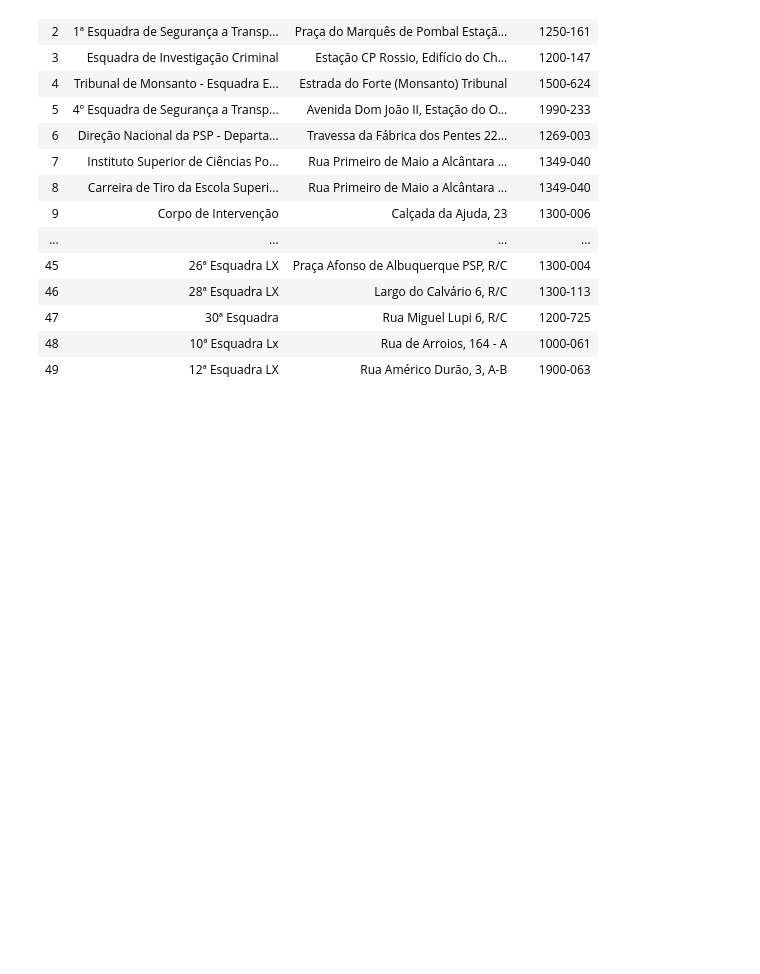
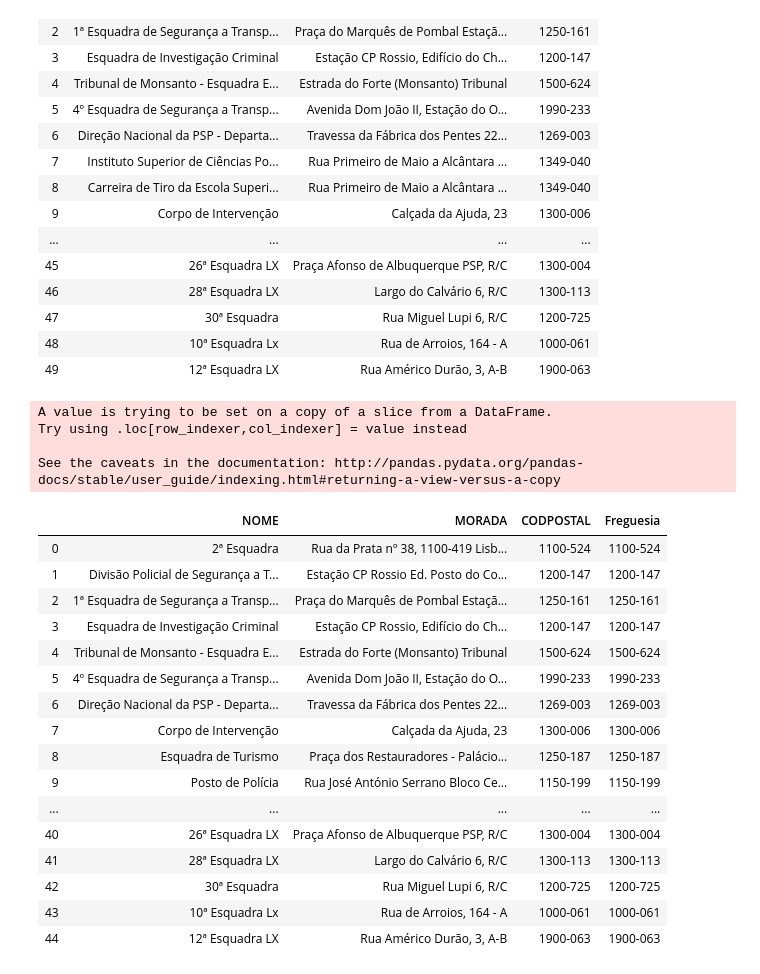
Before and after one commit to japana26/Project-Week-2-Lisbon, a Jupyter notebook: your-project/Resources/AHcleaning.ipynb, the cells around one changed output. Cells and saved outputs as stored; diff of their text form; code cells hidden in the pictures; blank space fills up the shorter version.

Commit message:
police now cleaned

```diff
--- a/your-project/Resources/AHcleaning.ipynb
+++ b/your-project/Resources/AHcleaning.ipynb
@@ -270,3 +236,41 @@ police_db
 | 47 | 30ª Esquadra | Rua Miguel Lupi 6, R/C | 1200-725 |
 | 48 | 10ª Esquadra Lx | Rua de Arroios, 164 - A | 1000-061 |
 | 49 | 12ª Esquadra LX | Rua Américo Durão, 3, A-B | 1900-063 |
+# %%
+#creating new columns for Freguesias
+police_db['Freguesia'] = police_db['CODPOSTAL']
+# %% [output]
+A value is trying to be set on a copy of a slice from a DataFrame.
+Try using .loc[row_indexer,col_indexer] = value instead
+
+See the caveats in the documentation: http://pandas.pydata.org/pandas-docs/stable/user_guide/indexing.html#returning-a-view-versus-a-copy
+# %%
+#dropping police estalishments that are not stations
+police_db.drop(police_db[police_db['NOME'] == 'Secção de Achados'].index, axis=0, inplace=True)
+# %%
+#dropping police estalishments that are not stations
+police_db.drop(police_db[police_db['NOME'] == 'Instituto Superior de Ciências Policiais e Segurança Interna'].index, axis=0, inplace=True)
+police_db.drop(police_db[police_db['NOME'] == 'Parque de Viaturas Rebocadas'].index, axis=0, inplace=True)
+police_db.drop(police_db[police_db['NOME'] == 'Carreira de Tiro da Escola Superior de Polícia'].index, axis=0, inplace=True)
+# %%
+#resetting index
+police_db.reset_index(drop=True, inplace=True)
+police_db
+# %% [output]
+|  | NOME | MORADA | CODPOSTAL | Freguesia |
+| 0 | 2ª Esquadra | Rua da Prata nº 38, 1100-419 Lisb... | 1100-524 | 1100-524 |
+| 1 | Divisão Policial de Segurança a T... | Estação CP Rossio Ed. Posto do Co... | 1200-147 | 1200-147 |
+| 2 | 1ª Esquadra de Segurança a Transp... | Praça do Marquês de Pombal Estaçã... | 1250-161 | 1250-161 |
+| 3 | Esquadra de Investigação Criminal | Estação CP Rossio, Edifício do Ch... | 1200-147 | 1200-147 |
+| 4 | Tribunal de Monsanto - Esquadra E... | Estrada do Forte (Monsanto) Tribunal | 1500-624 | 1500-624 |
+| 5 | 4º Esquadra de Segurança a Transp... | Avenida Dom João II, Estação do O... | 1990-233 | 1990-233 |
+| 6 | Direção Nacional da PSP - Departa... | Travessa da Fábrica dos Pentes 22... | 1269-003 | 1269-003 |
+| 7 | Corpo de Intervenção | Calçada da Ajuda, 23 | 1300-006 | 1300-006 |
+| 8 | Esquadra de Turismo | Praça dos Restauradores - Palácio... | 1250-187 | 1250-187 |
+| 9 | Posto de Polícia | Rua José António Serrano Bloco Ce... | 1150-199 | 1150-199 |
+| ... | ... | ... | ... | ... |
+| 40 | 26ª Esquadra LX | Praça Afonso de Albuquerque PSP, R/C | 1300-004 | 1300-004 |
+| 41 | 28ª Esquadra LX | Largo do Calvário 6, R/C | 1300-113 | 1300-113 |
+| 42 | 30ª Esquadra | Rua Miguel Lupi 6, R/C | 1200-725 | 1200-725 |
+| 43 | 10ª Esquadra Lx | Rua de Arroios, 164 - A | 1000-061 | 1000-061 |
+| 44 | 12ª Esquadra LX | Rua Américo Durão, 3, A-B | 1900-063 | 1900-063 |
```
Also changed, not shown: parts of 12 cells of this notebook.
